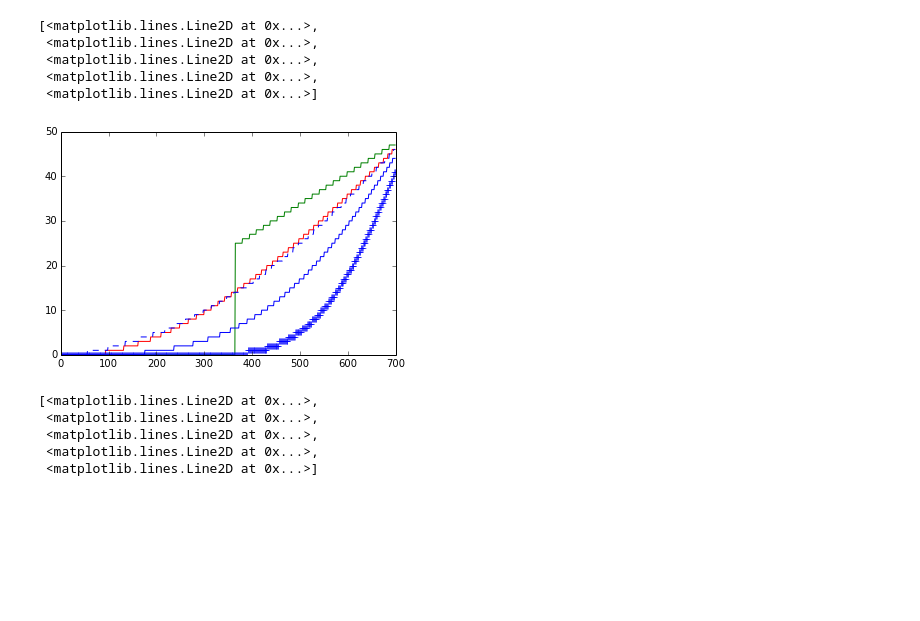
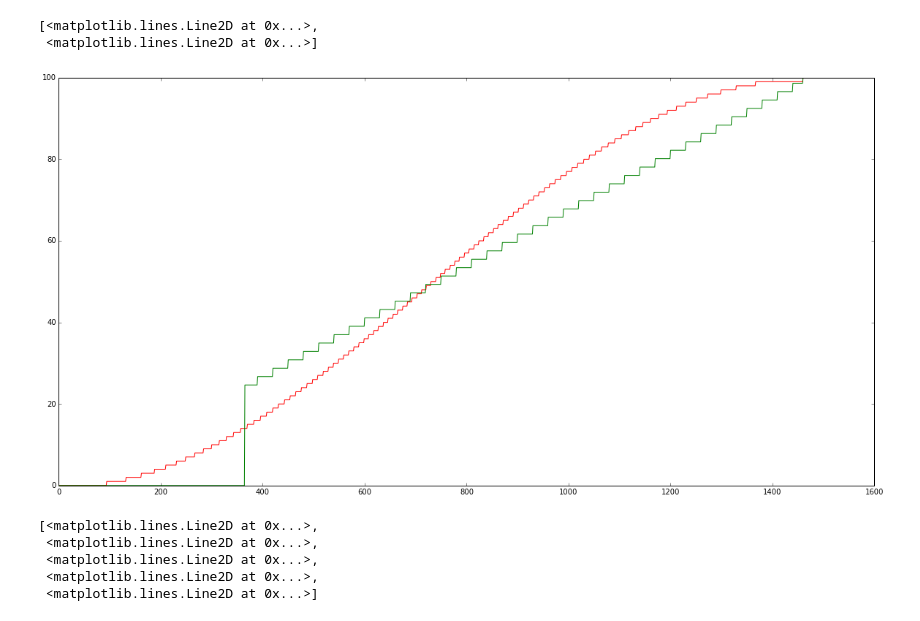
Before and after one commit to wardi/vesting, a Jupyter notebook: Untitled0.ipynb, the cells around one changed output. Saved outputs shown, nothing was run; the diff lists cells and outputs as text; code cells hidden in the pictures; blank space fills up the shorter version.

Commit message:
new plots

```diff
--- a/Untitled0.ipynb
+++ b/Untitled0.ipynb
@@ -3,29 +4,26 @@ from scipy.stats import truncnorm
 days = 365 * 4
 d = numpy.arange(days + 1, dtype=float)
 # %%
-y_sin = ((-1j * 1j ** (2 * d / days)).imag + 1 ) / 2 * 100
+#y_sin = ((-1 * 1j ** (2 * d / days)).real + 1 ) / 2 * 100
+y_sin = (1 - numpy.cos(math.pi * d / days)) / 2 * 100
 y_sin = numpy.floor(y_sin)
-y_cliff = d / days * 100
-y_cliff = numpy.floor(y_cliff)
+y_cliff = numpy.floor(d / 30) * 30 / days * 100
 y_cliff[:365] = 0
+y_cliff[365 * 4] = 100
 y_norm10 = truncnorm(-5, 5).cdf((d / days - 0.5) * 10) * 100
 y_norm10 = numpy.floor(y_norm10)
 y_norm6 = truncnorm(-3, 3).cdf((d / days - 0.5) * 6) * 100
 y_norm6 = numpy.floor(y_norm6)
 y_norm4 = truncnorm(-2, 2).cdf((d / days - 0.5) * 4) * 100
 y_norm4 = numpy.floor(y_norm4)
-pylab.plot(d[:700], y_sin[:700], 'r',
-           d[:700], y_cliff[:700],'g',
-           d[:700], y_norm10[:700], 'b+',
-           d[:700], y_norm6[:700], 'b',
-           d[:700], y_norm4[:700], 'b--')
+pylab.gcf().set_size_inches(20, 10)
+pylab.plot(d, y_sin, 'r',
+           d, y_cliff,'g',
+           )
 # %% [output]
 [<matplotlib.lines.Line2D at 0x...>,
- <matplotlib.lines.Line2D at 0x...>,
- <matplotlib.lines.Line2D at 0x...>,
- <matplotlib.lines.Line2D at 0x...>,
  <matplotlib.lines.Line2D at 0x...>]
-[figure, old version]
+[figure, new version]
 # %%
 pylab.plot(d[-400:], y_sin[-400:], 'r',
            d[-400:], y_cliff[-400:],'g',
```
Also changed, not shown: parts of 3 cells of this notebook.
